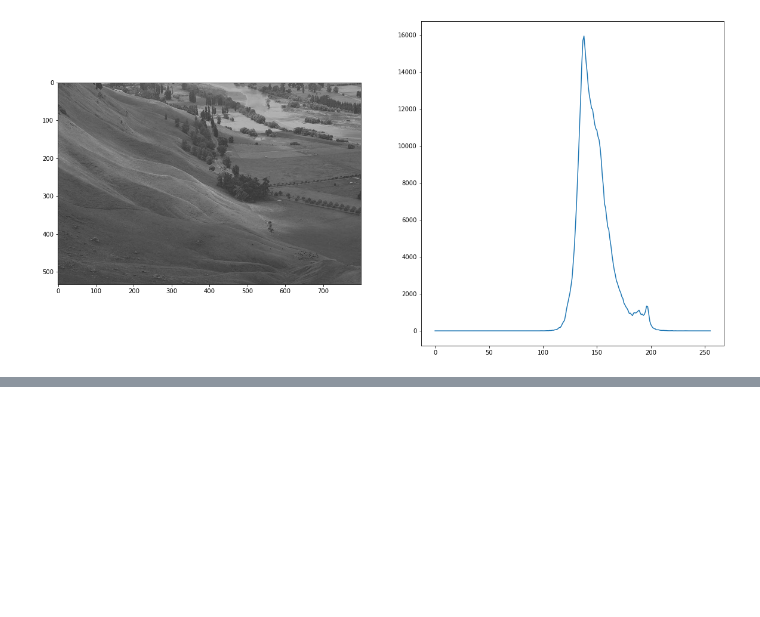
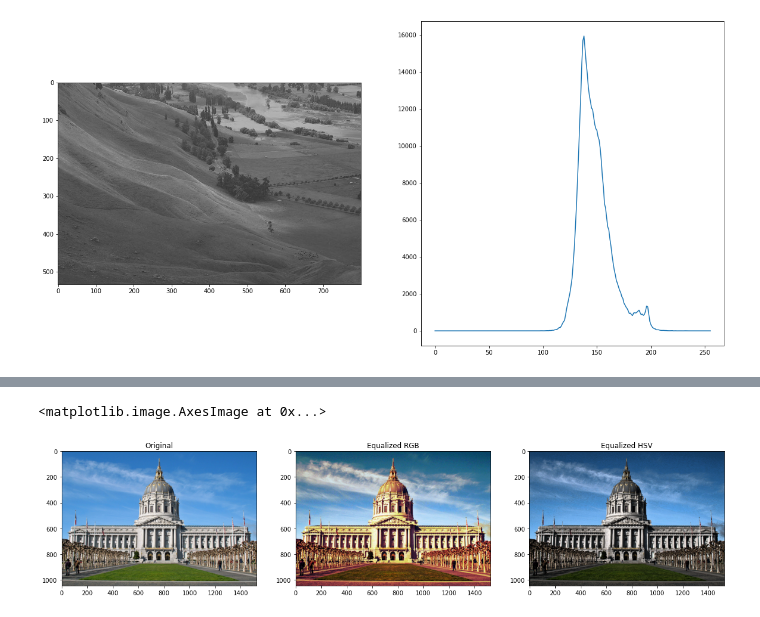
Before and after one commit to sergio-hernandez-castillo/Computer-Vision, a Jupyter notebook: Assignments/A5. Histogram Equalization.ipynb, the cells around one changed output, grey strips where cells are left out. Drawn from its saved outputs; the diff is of its cells as text; code cells hidden in the pictures; blank space fills up the shorter version.

```diff
--- a/Assignments/A5. Histogram Equalization.ipynb
+++ b/Assignments/A5. Histogram Equalization.ipynb
@@ -111 +129,56 @@ ax2.plot(hist)
+# %%
+# TODO: Apply your function and do histogram equalization on a color image. Apply the equalization on an RGB image first. Then on the HSV
+# version of the image. Plot a figure with each resulting image.
+
+# NOTE: for Hue, the range of values goes from 0 to 180, while S and V, go from 0 to 255.
+
+city_hall = cv2.imread('../Notebooks/images/city_hall.jpg')
+city_hall_rgb = cv2.cvtColor(city_hall, cv2.COLOR_BGR2RGB)
+city_hall_hsv = cv2.cvtColor(city_hall, cv2.COLOR_BGR2HSV)
+
+R, G, B = cv2.split(city_hall_rgb)
+H, S, V = cv2.split(city_hall_hsv)
+
+norm_hist_values_R = norm_hist(R)
+cumulative_sum_R = cumulative_dist_func(norm_hist_values_R)
+intense_R = lookout_table(R, cumulative_sum_R)
+
+norm_hist_values_G = norm_hist(G)
+cumulative_sum_G = cumulative_dist_func(norm_hist_values_G)
+intense_G = lookout_table(G, cumulative_sum_G)
+
+norm_hist_values_B = norm_hist(B)
+cumulative_sum_B = cumulative_dist_func(norm_hist_values_B)
+intense_B = lookout_table(B, cumulative_sum_B)
+
+# norm_hist_values_H = norm_hist(H)
+# cumulative_sum_H = cumulative_dist_func(norm_hist_values_H)
+# intense_H = lookout_table(H, cumulative_sum_H)
+
+# norm_hist_values_S = norm_hist(S)
+# cumulative_sum_S = cumulative_dist_func(norm_hist_values_S)
+# intense_S = lookout_table(S, cumulative_sum_S)
+
+norm_hist_values_V = norm_hist(V)
+cumulative_sum_V = cumulative_dist_func(norm_hist_values_V)
+intense_V = lookout_table(V, cumulative_sum_V)
+
+intense_ch_rgb = cv2.merge([intense_R, intense_G, intense_B])
+intense_ch_hsv = cv2.merge([H, S, intense_V])
+
+ch_eq_rgb = cv2.cvtColor(intense_ch_hsv, cv2.COLOR_HSV2RGB)
+
+f, (ax1, ax2, ax3) = plt.subplots(1, 3, figsize=(20,10))
+
+ax1.set_title('Original')
+ax1.imshow(city_hall_rgb, cmap='gray')
+
+ax2.set_title('Equalized RGB')
+ax2.imshow(intense_ch_rgb, cmap='gray')
+
+ax3.set_title('Equalized HSV')
+ax3.imshow(ch_eq_rgb, cmap='gray')
+# %% [output]
+<matplotlib.image.AxesImage at 0x...>
+[figure, added]
 # %%
```
Also changed, not shown: parts of 6 cells of this notebook, 2 other files.
